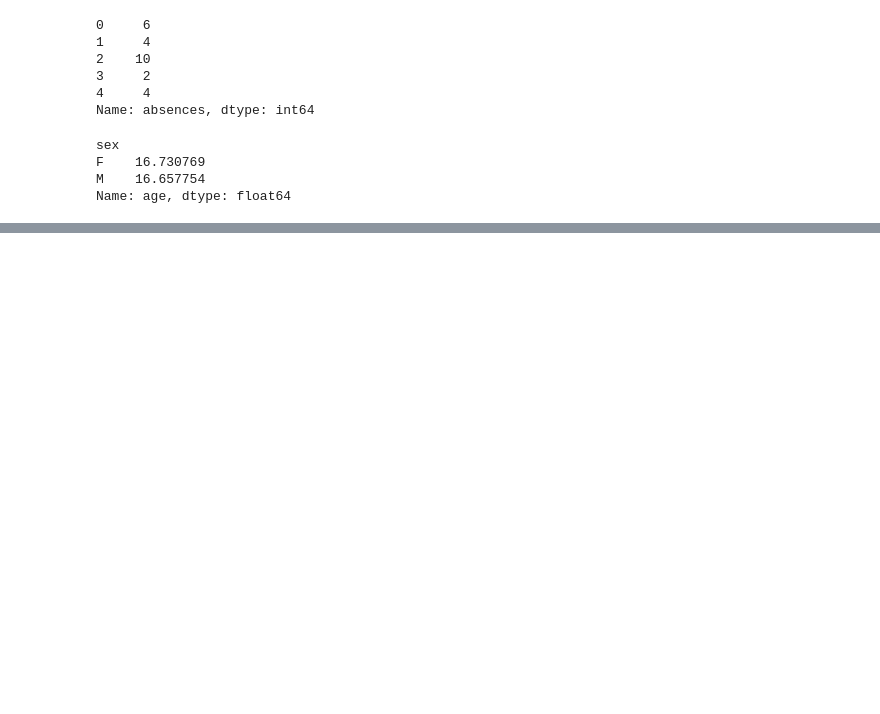
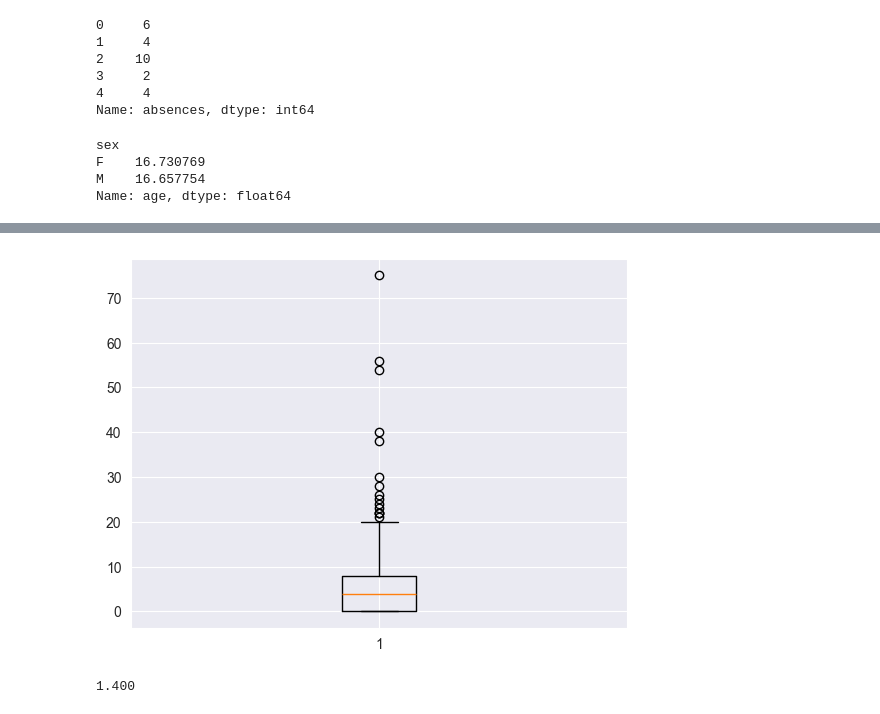
Before and after one commit to bossagyu/data-scientist-training-course, a Jupyter notebook: src/chapter3/chapter3.ipynb, the cells around one changed output, grey strips where cells are left out. Saved outputs shown, nothing was run; the diff lists cells and outputs as text; code cells hidden in the pictures; blank space fills up the shorter version.

```diff
--- a/src/chapter3/chapter3.ipynb
+++ b/src/chapter3/chapter3.ipynb
@@ -93,0 +163,10 @@ Name: age, dtype: float64
+# %%
+plt.boxplot(student_data_math['absences'])
+plt.grid(True)
+# %% [output]
+[figure, added]
+# %%
+# 変動係数
+student_data_math['absences'].std(ddof=0) / student_data_math['absences'].mean()
+# %% [output]
+1.400
```
Also changed, not shown: parts of 24 cells of this notebook.
